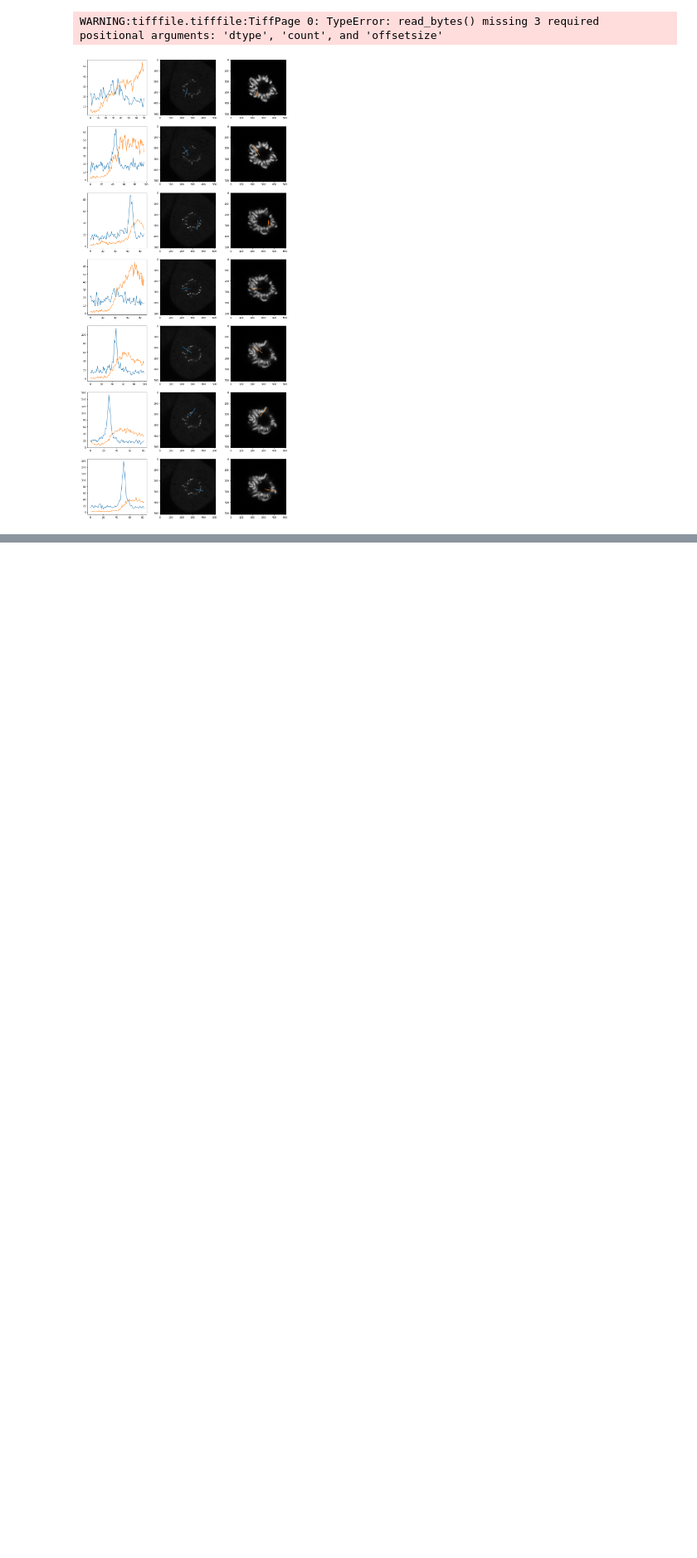
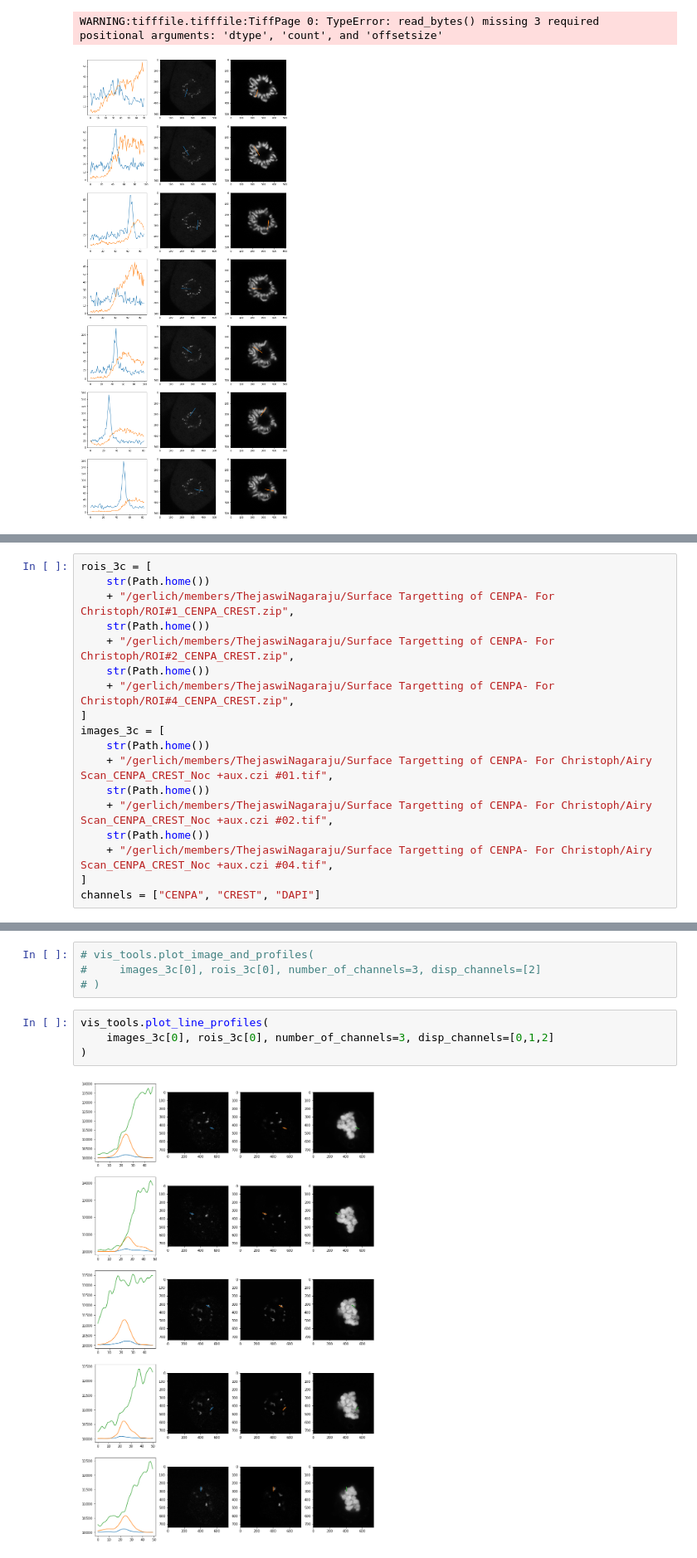
Before and after one commit to cchlanger/linescan_tool, a Jupyter notebook: test_vis.ipynb, the cells around one changed output, grey strips where cells are left out. Shown at 83% size. Drawn from its saved outputs; the diff is of its cells as text; blank space fills up the shorter version.

Commit message:
Update vis tools to work with 3 channels.

```diff
--- a/test_vis.ipynb
+++ b/test_vis.ipynb
@@ -51,0 +56,18 @@ WARNING:tifffile.tifffile:TiffPage 0: TypeError: read_bytes() missing 3 required
+# %%
+rois_3c = [
+    str(Path.home())
+    + "/gerlich/members/ThejaswiNagaraju/Surface Targetting of CENPA- For Christoph/ROI#1_CENPA_CREST.zip",
+    str(Path.home())
+    + "/gerlich/members/ThejaswiNagaraju/Surface Targetting of CENPA- For Christoph/ROI#2_CENPA_CREST.zip",
+    str(Path.home())
+    + "/gerlich/members/ThejaswiNagaraju/Surface Targetting of CENPA- For Christoph/ROI#4_CENPA_CREST.zip",
+]
+images_3c = [
+    str(Path.home())
+    + "/gerlich/members/ThejaswiNagaraju/Surface Targetting of CENPA- For Christoph/Airy Scan_CENPA_CREST_Noc +aux.czi #01.tif",
+    str(Path.home())
+    + "/gerlich/members/ThejaswiNagaraju/Surface Targetting of CENPA- For Christoph/Airy Scan_CENPA_CREST_Noc +aux.czi #02.tif",
+    str(Path.home())
+    + "/gerlich/members/ThejaswiNagaraju/Surface Targetting of CENPA- For Christoph/Airy Scan_CENPA_CREST_Noc +aux.czi #04.tif",
+]
+channels = ["CENPA", "CREST", "DAPI"]
@@ -51,0 +81,10 @@ WARNING:tifffile.tifffile:TiffPage 0: TypeError: read_bytes() missing 3 required
+# %%
+# vis_tools.plot_image_and_profiles(
+#     images_3c[0], rois_3c[0], number_of_channels=3, disp_channels=[2]
+# )
+# %%
+vis_tools.plot_line_profiles(
+    images_3c[0], rois_3c[0], number_of_channels=3, disp_channels=[0,1,2]
+)
+# %% [output]
+[figure, added]
```
Also changed, not shown: parts of 6 cells of this notebook, 1 other file.
